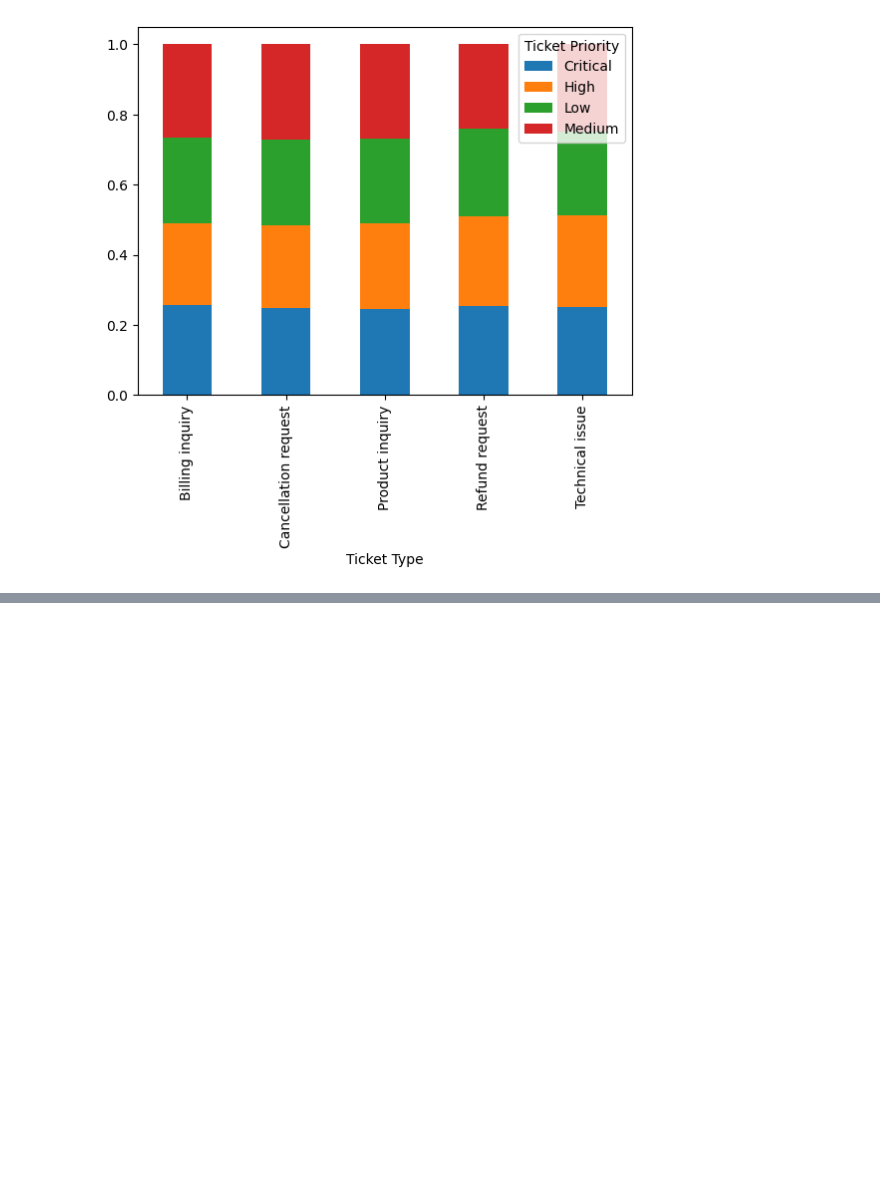
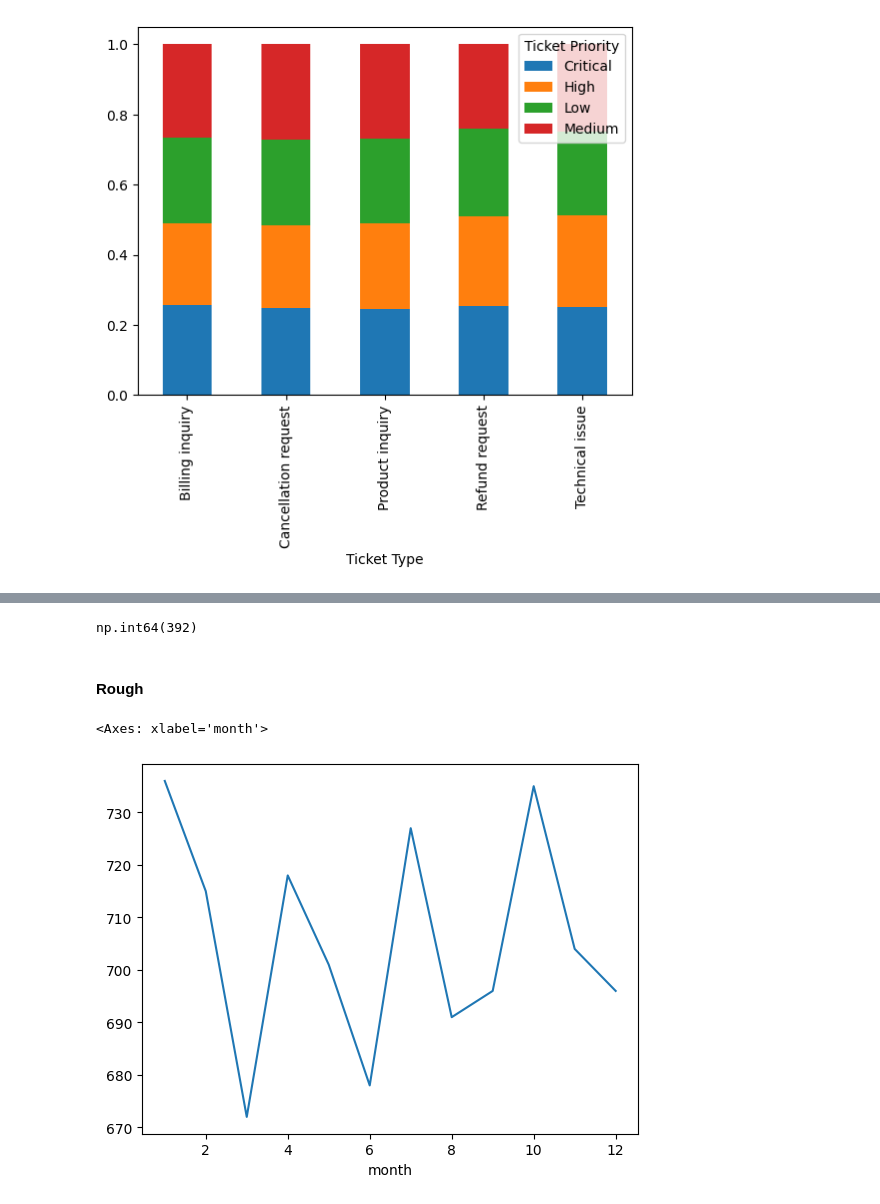
Before and after one commit to Razan-88/TextAnalytics-CW-Task4, a Jupyter notebook: analytics_pipeline/EDA.ipynb, the cells around one changed output, grey strips where cells are left out. Saved outputs shown, nothing was run; the diff lists cells and outputs as text; code cells hidden in the pictures; blank space fills up the shorter version.

```diff
--- a/analytics_pipeline/EDA.ipynb
+++ b/analytics_pipeline/EDA.ipynb
@@ -491,0 +516,15 @@ plt.show()
+# %%
+text =  df['Ticket Description']
+text.duplicated().sum()
+# %% [output]
+np.int64(392)
+# %% [markdown]
+#### Rough
+# %%
+df['year'] = df['Date of Purchase'].dt.year
+df['month'] = df['Date of Purchase'].dt.month
+
+df['month'].value_counts().sort_index().plot(kind='line')
+# %% [output]
+<Axes: xlabel='month'>
+[figure, added]
```
Also changed, not shown: parts of 21 cells of this notebook, 3 other files.
